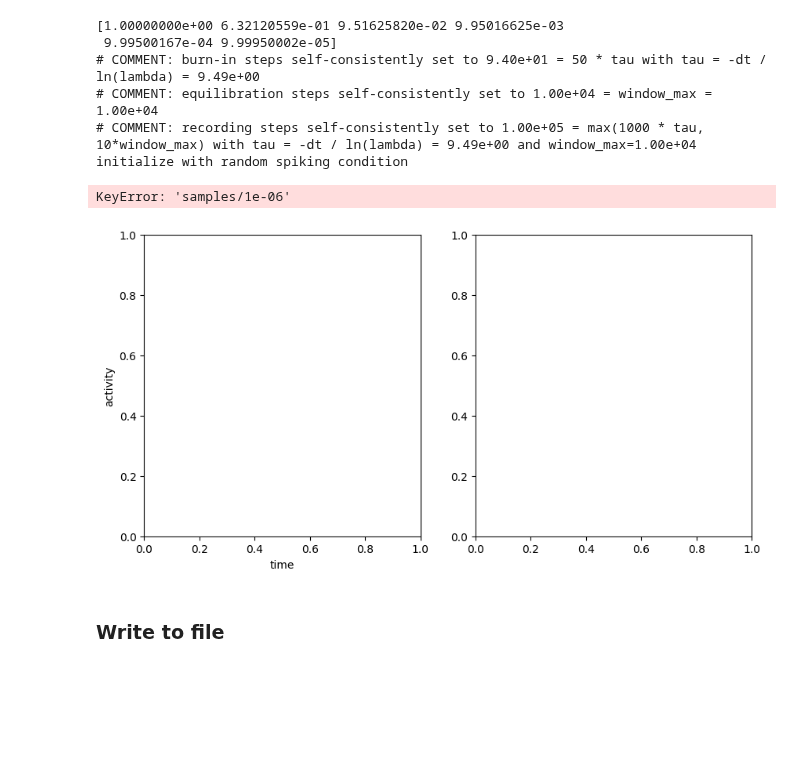
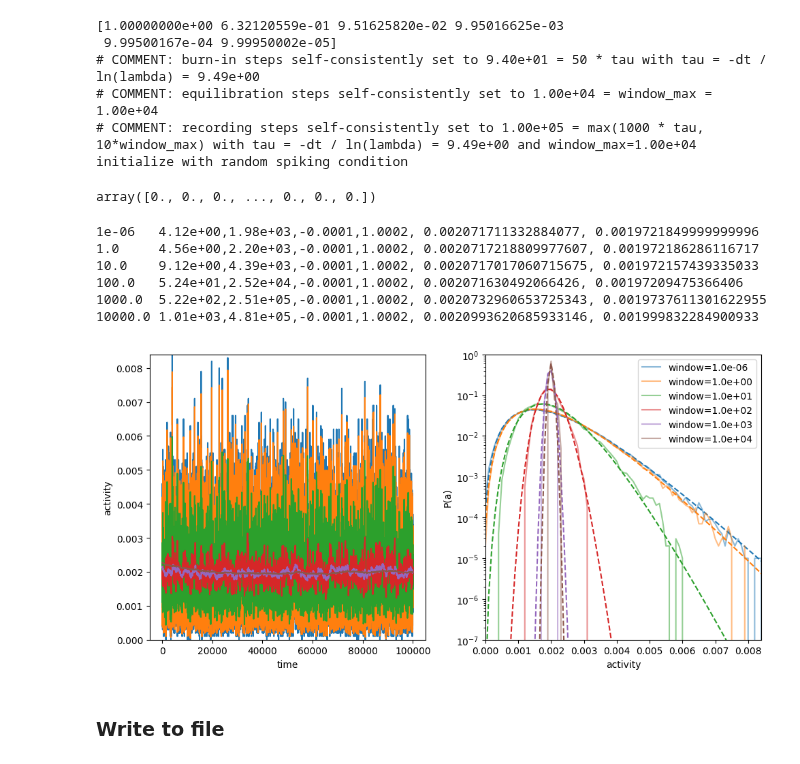
Before and after one commit to sahelazizpour/Finite-Observation-Dynamic-Range, a Jupyter notebook: 0_update/simulation.ipynb, the cells around one changed output. Saved outputs shown, nothing was run; the diff lists cells and outputs as text; code cells hidden in the pictures; blank space fills up the shorter version.

```diff
--- a/0_update/simulation.ipynb
+++ b/0_update/simulation.ipynb
@@ -243,7 +250,7 @@ axes[0].set_ylabel('activity')
 # plot distribution of estimates for different windows in one plot
 range_data = [1,0]
 for (i,window) in enumerate(windows):
-    data = result[f'samples/{window}']
+    data = result[f'samples'][window]
     axes[0].plot(data)
     # spacing should depend on window size, larger windows means smaller discretization (but then this also requires more samples ...)
     delta = 1/N
@@ -288,6 +303,10 @@ example2 = simulation(params)
 # COMMENT: equilibration steps self-consistently set to 1.00e+04 = window_max = 1.00e+04
 # COMMENT: recording steps self-consistently set to 1.00e+05 = max(1000 * tau, 10*window_max) with tau = -dt / ln(lambda) = 9.49e+00 and window_max=1.00e+04
 initialize with random spiking condition
+# %%
+result['samples'][1e-06]
+# %% [output]
+array([0., 0., 0., ..., 0., 0., 0.])
 # %%
 result = example2
 windows = result['windows']
@@ -298,37 +317,43 @@ fig, axes = plt.subplots(1,2, figsize=(10,5))
 axes[0].set_xlabel('time')
 axes[0].set_ylabel('activity')
 
 # plot distribution of estimates for different windows in one plot
 range_data = [1,0]
 for (i,window) in enumerate(windows):
-    data = result[f'samples/{window}']
+    data = result['samples'][window]
+    #timeseries
     axes[0].plot(data)
-    # spacing should depend on window size, larger windows means smaller discretization (but then this also requires more samples ...)
+    # distributions
     delta = 1/N
     support = np.linspace(0,1,N+1)
     pmf_data = np.histogram(data, bins=np.append(support,1+delta)-delta/2, density=False)[0]/len(data)
     ref = axes[1].plot(support, pmf_data, label=f'window={windows[i]:.1e}', alpha=0.5)
     # fit beta distribution
     a,b,loc,scale = fit_beta_distribution(data, delta, seed)
     print(f'{window}\t{a:.2e},{b:.2e},{loc},{scale}, {a/(a+b)}, {np.mean(data)}')
     pmf_beta = stats.beta.pdf(support, a,b, loc=loc, scale=scale)
     pmf_beta = pmf_beta/np.sum(pmf_beta)
     axes[1].plot(support,pmf_beta, color=ref[0].get_color(), linestyle='--')
 
     range_data[0] = min(range_data[0], support[np.nonzero(pmf_data)][0])
     range_data[1] = max(range_data[1], support[np.nonzero(pmf_data)][-1])
 axes[1].set_xlabel('activity')
 axes[1].set_ylabel('P(a)')
 # set xrange to range of data
 axes[1].set_yscale('log')
 axes[1].set_ylim([1e-7,1])
 axes[1].set_xlim(range_data)
 axes[0].set_ylim(range_data)
 axes[1].legend()
 plt.tight_layout()
 # %% [output]
-KeyError: 'samples/1e-06'
+1e-06   4.12e+00,1.98e+03,-0.0001,1.0002, 0.002071711332884077, 0.0019721849999999996
+1.0     4.56e+00,2.20e+03,-0.0001,1.0002, 0.0020717218809977607, 0.001972186286116717
+10.0    9.12e+00,4.39e+03,-0.0001,1.0002, 0.0020717017060715675, 0.001972157439335033
+100.0   5.24e+01,2.52e+04,-0.0001,1.0002, 0.002071630492066426, 0.00197209475366406
+1000.0  5.22e+02,2.51e+05,-0.0001,1.0002, 0.0020732960653725343, 0.0019737611301622955
+10000.0 1.01e+03,4.81e+05,-0.0001,1.0002, 0.0020993620685933146, 0.001999832284900933
-[figure, old version]
+[figure, new version]
 # %% [markdown]
 ### Write to file
 # %%
```
Also changed, not shown: parts of 4 cells of this notebook, 2 other files.
